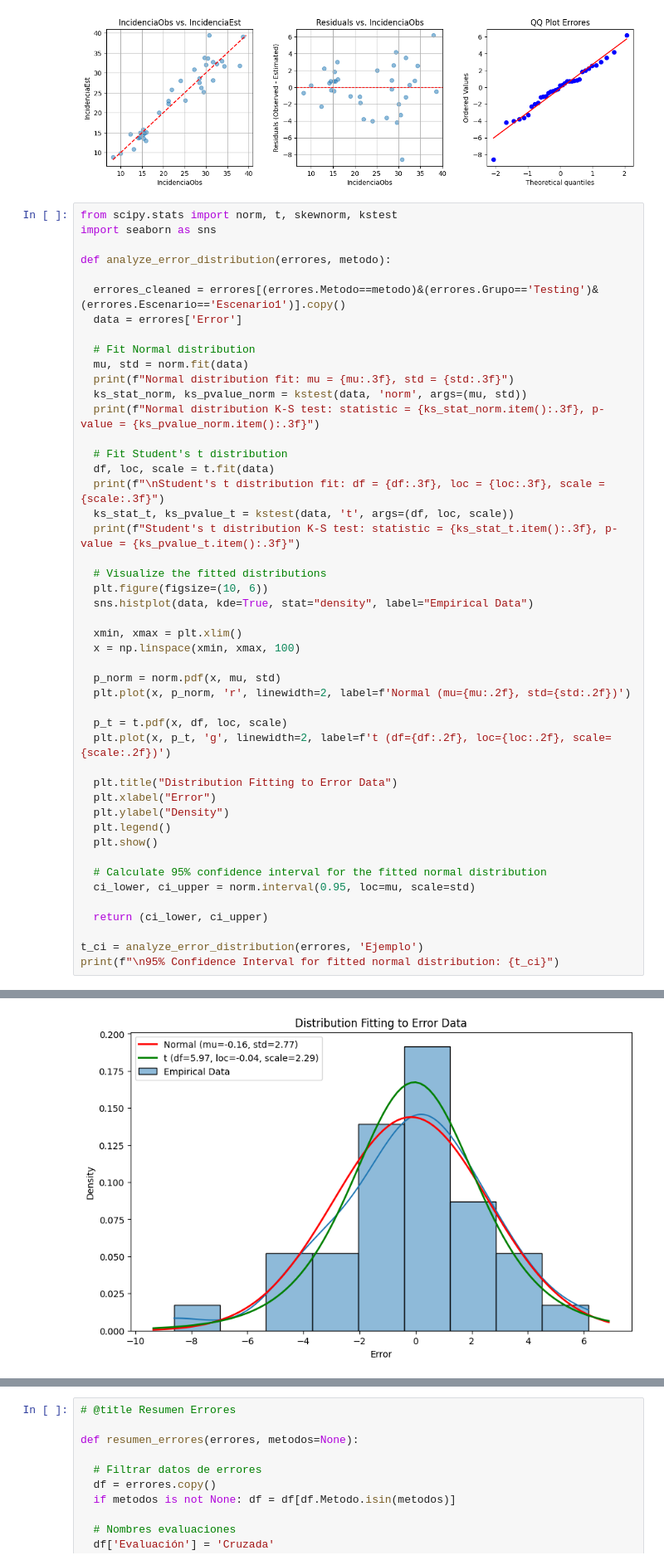
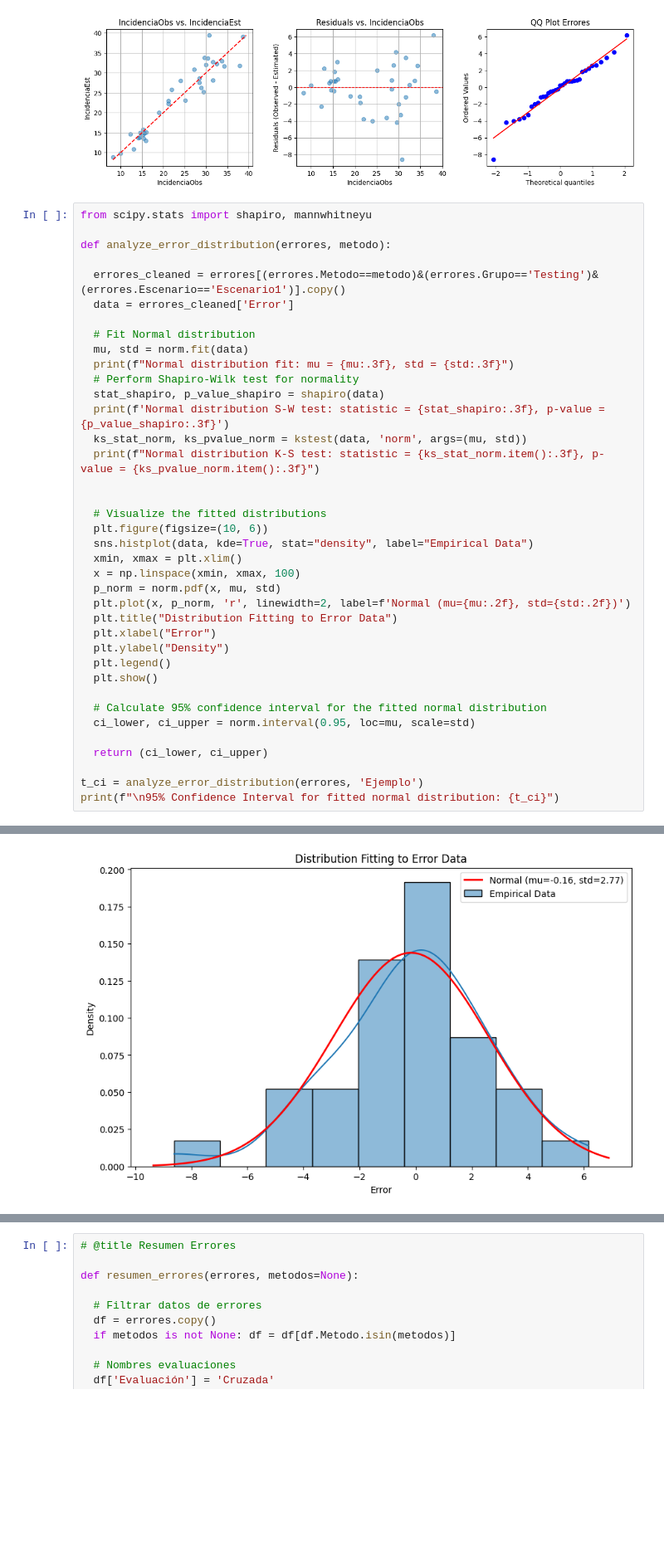
Before and after one commit to rlagosb/GastricCancerIncidence, a Jupyter notebook: 2_Methods_Evaluation.ipynb, the cells around one changed output, grey strips where cells are left out. Shown at 83% size. Drawn from its saved outputs; the diff is of its cells as text; blank space fills up the shorter version.

```diff
--- a/2_Methods_Evaluation.ipynb
+++ b/2_Methods_Evaluation.ipynb
@@ -489,39 +560,30 @@ plot_error_provincia_anual(errores, 'Ejemplo')
 # %% [output]
 [figure]
 # %%
-from scipy.stats import norm, t, skewnorm, kstest
-import seaborn as sns
+from scipy.stats import shapiro, mannwhitneyu
 
 def analyze_error_distribution(errores, metodo):
 
   errores_cleaned = errores[(errores.Metodo==metodo)&(errores.Grupo=='Testing')&(errores.Escenario=='Escenario1')].copy()
-  data = errores['Error']
+  data = errores_cleaned['Error']
 
   # Fit Normal distribution
   mu, std = norm.fit(data)
   print(f"Normal distribution fit: mu = {mu:.3f}, std = {std:.3f}")
+  # Perform Shapiro-Wilk test for normality
+  stat_shapiro, p_value_shapiro = shapiro(data)
+  print(f'Normal distribution S-W test: statistic = {stat_shapiro:.3f}, p-value = {p_value_shapiro:.3f}')
   ks_stat_norm, ks_pvalue_norm = kstest(data, 'norm', args=(mu, std))
   print(f"Normal distribution K-S test: statistic = {ks_stat_norm.item():.3f}, p-value = {ks_pvalue_norm.item():.3f}")
 
-  # Fit Student's t distribution
-  df, loc, scale = t.fit(data)
-  print(f"\nStudent's t distribution fit: df = {df:.3f}, loc = {loc:.3f}, scale = {scale:.3f}")
-  ks_stat_t, ks_pvalue_t = kstest(data, 't', args=(df, loc, scale))
-  print(f"Student's t distribution K-S test: statistic = {ks_stat_t.item():.3f}, p-value = {ks_pvalue_t.item():.3f}")
 
   # Visualize the fitted distributions
   plt.figure(figsize=(10, 6))
   sns.histplot(data, kde=True, stat="density", label="Empirical Data")
-
   xmin, xmax = plt.xlim()
   x = np.linspace(xmin, xmax, 100)
-
   p_norm = norm.pdf(x, mu, std)
   plt.plot(x, p_norm, 'r', linewidth=2, label=f'Normal (mu={mu:.2f}, std={std:.2f})')
-
-  p_t = t.pdf(x, df, loc, scale)
-  plt.plot(x, p_t, 'g', linewidth=2, label=f't (df={df:.2f}, loc={loc:.2f}, scale={scale:.2f})')
-
   plt.title("Distribution Fitting to Error Data")
   plt.xlabel("Error")
   plt.ylabel("Density")
@@ -544,2 +604,2 @@ Student's t distribution K-S test: statistic = 0.085, p-value = 0.944
-[figure, old version]
+[figure, new version]
 95% Confidence Interval for fitted normal distribution: (np.float64(-5.597977996741023), np.float64(5.269579048913525))
```
Also changed, not shown: parts of 46 cells of this notebook.
